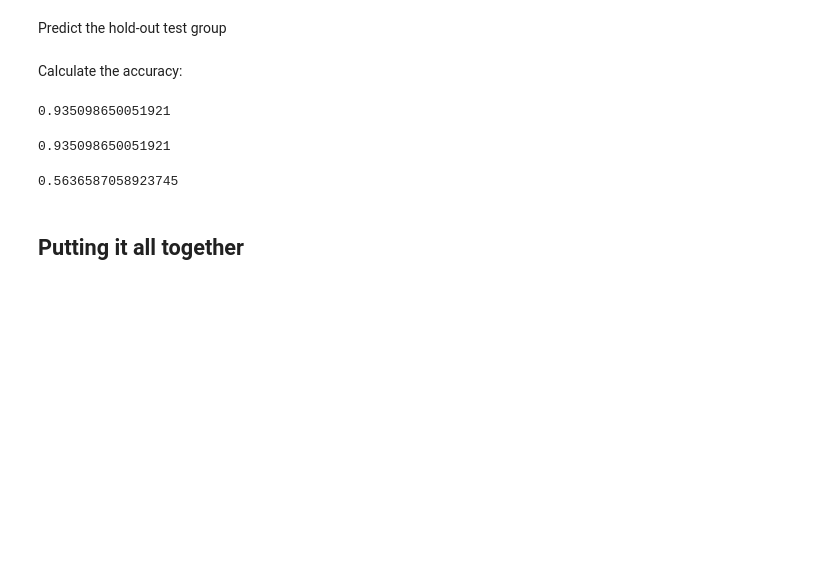
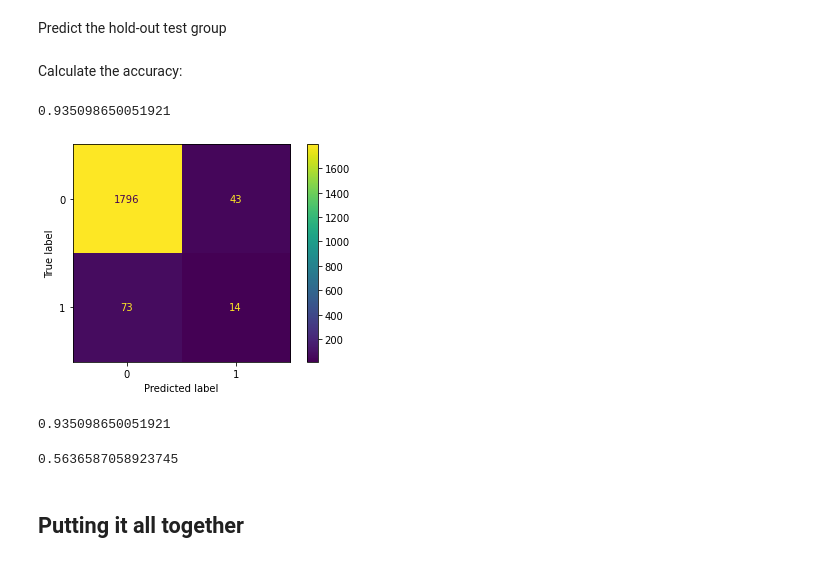
Before and after one commit to daedalus-voyage/node2vec-report, a Jupyter notebook: run_pq_variations_keras.ipynb, the cells around one changed output. Cells and saved outputs as stored; diff of their text form; code cells hidden in the pictures; blank space fills up the shorter version.

```diff
--- a/run_pq_variations_keras.ipynb
+++ b/run_pq_variations_keras.ipynb
@@ -329,6 +356,15 @@ from sklearn.metrics import accuracy_score, f1_score
 accuracy_score(y_test, y_pred)
 # %% [output]
 0.935098650051921
+# %%
+from sklearn.metrics import confusion_matrix, ConfusionMatrixDisplay
+
+mat = confusion_matrix(y_test, y_pred)
+disp = ConfusionMatrixDisplay(mat)
+disp.plot()
+plt.show()
+# %% [output]
+[figure, added]
 # %%
 f1_score(y_test, y_pred, average='micro')
 # %% [output]
```
Also changed, not shown: parts of 22 cells of this notebook, 39 other files.
